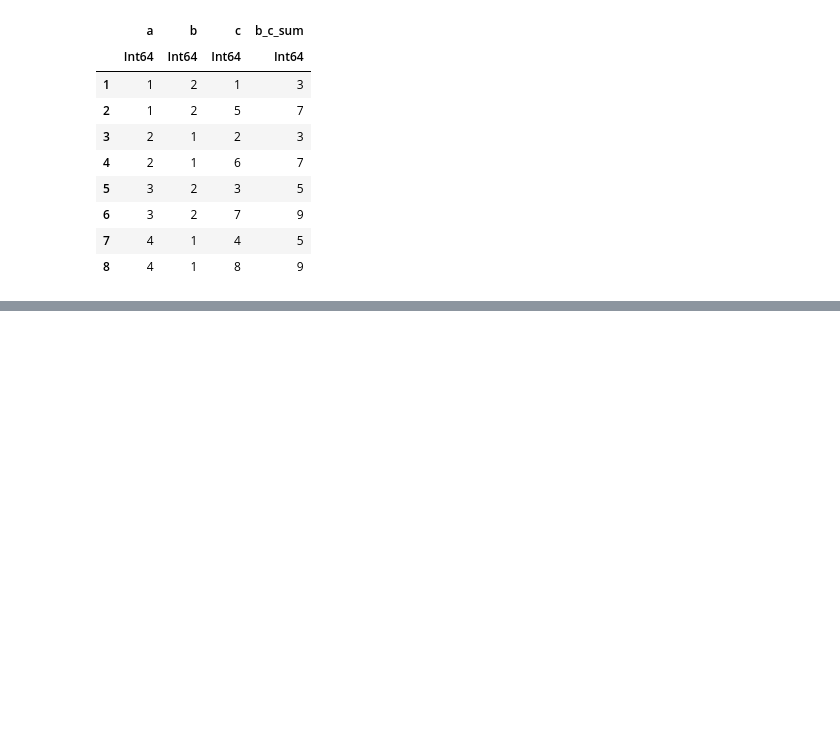
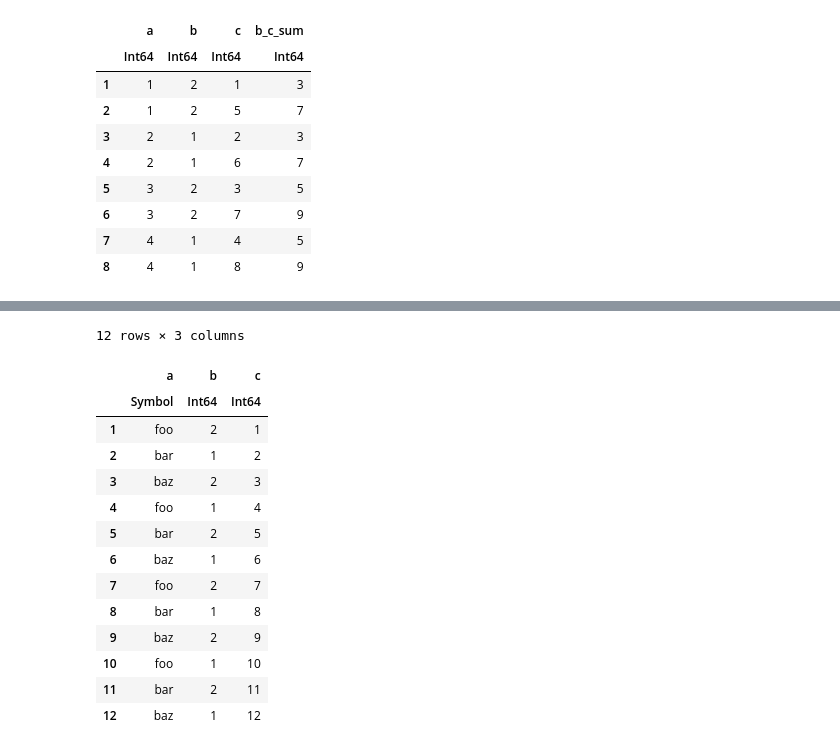
Before and after one commit to damiansp/julia, a Jupyter notebook: dsDocs/DataFrames/functions.jl.ipynb, the cells around one changed output, grey strips where cells are left out. Cells and saved outputs as stored; diff of their text form; code cells hidden in the pictures; blank space fills up the shorter version.

Commit message:
DF/functions++ dataframes++

```diff
--- a/dsDocs/DataFrames/functions.jl.ipynb
+++ b/dsDocs/DataFrames/functions.jl.ipynb
@@ -260,0 +358,20 @@ combine(gd, :, AsTable(Not(:a)) => sum)
+# %%
+df = DataFrame(a=repeat([:foo, :bar, :baz], outer=[4]),
+               b=repeat([2, 1], outer=6),
+               c=1:12)
+# %% [output]
+12 rows × 3 columns
+|  | a | b | c |
+|  | Symbol | Int64 | Int64 |
+| 1 | foo | 2 | 1 |
+| 2 | bar | 1 | 2 |
+| 3 | baz | 2 | 3 |
+| 4 | foo | 1 | 4 |
+| 5 | bar | 2 | 5 |
+| 6 | baz | 1 | 6 |
+| 7 | foo | 2 | 7 |
+| 8 | bar | 1 | 8 |
+| 9 | baz | 2 | 9 |
+| 10 | foo | 1 | 10 |
+| 11 | bar | 2 | 11 |
+| 12 | baz | 1 | 12 |
```
Also changed, not shown: parts of 18 cells of this notebook, 1 other file.
